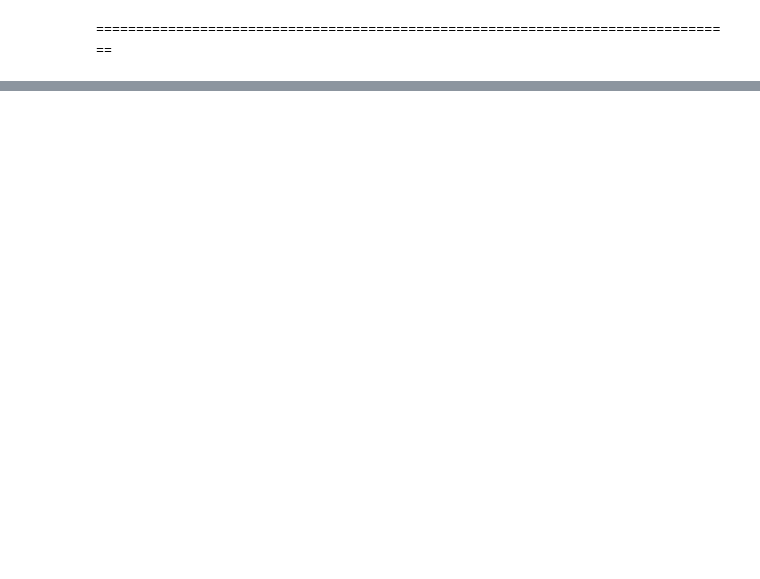
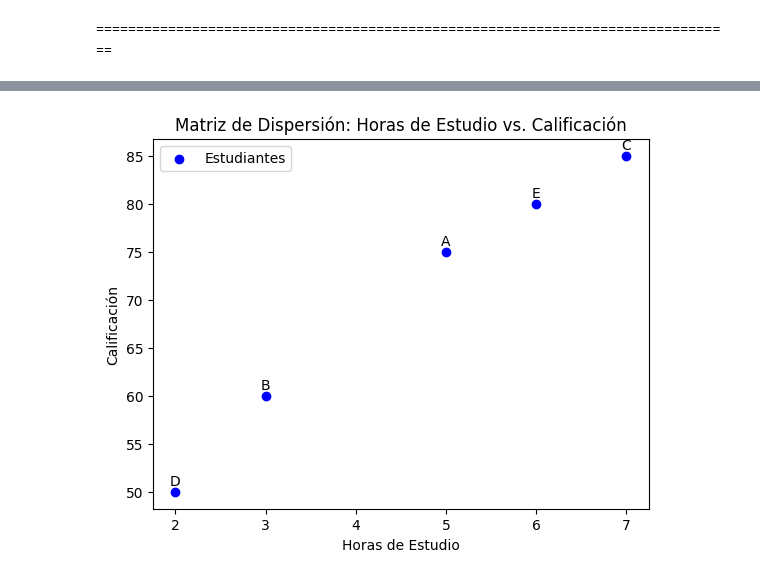
Before and after one commit to CarlosRiggio/ML_UNIBO, a Jupyter notebook: cosas_vistas_en_clase/cosas_eda.ipynb, the cells around one changed output, grey strips where cells are left out. Cells and saved outputs as stored; diff of their text form; code cells hidden in the pictures; blank space fills up the shorter version.

```diff
--- a/cosas_vistas_en_clase/cosas_eda.ipynb
+++ b/cosas_vistas_en_clase/cosas_eda.ipynb
@@ -336,3 +336,30 @@ fig.show()
 # %% [output]
 [interactive output not drawn]
 [interactive output not drawn]
+# %%
+import matplotlib.pyplot as plt
+
+# Datos
+estudiantes = ['A', 'B', 'C', 'D', 'E']
+horas_de_estudio = [5, 3, 7, 2, 6]
+calificaciones = [75, 60, 85, 50, 80]
+
+# Crear gráfico de dispersión
+plt.scatter(horas_de_estudio, calificaciones, marker='o', c='blue', label='Estudiantes')
+
+# Etiquetas y título
+plt.xlabel('Horas de Estudio')
+plt.ylabel('Calificación')
+plt.title('Matriz de Dispersión: Horas de Estudio vs. Calificación')
+
+# Etiquetar cada punto con el nombre del estudiante
+for i, estudiante in enumerate(estudiantes):
+    plt.annotate(estudiante, (horas_de_estudio[i], calificaciones[i]), textcoords="offset points", xytext=(0,5), ha='center')
+
+# Mostrar leyenda
+plt.legend()
+
+# Mostrar el gráfico
+plt.show()
+# %% [output]
+[figure, added]
```
